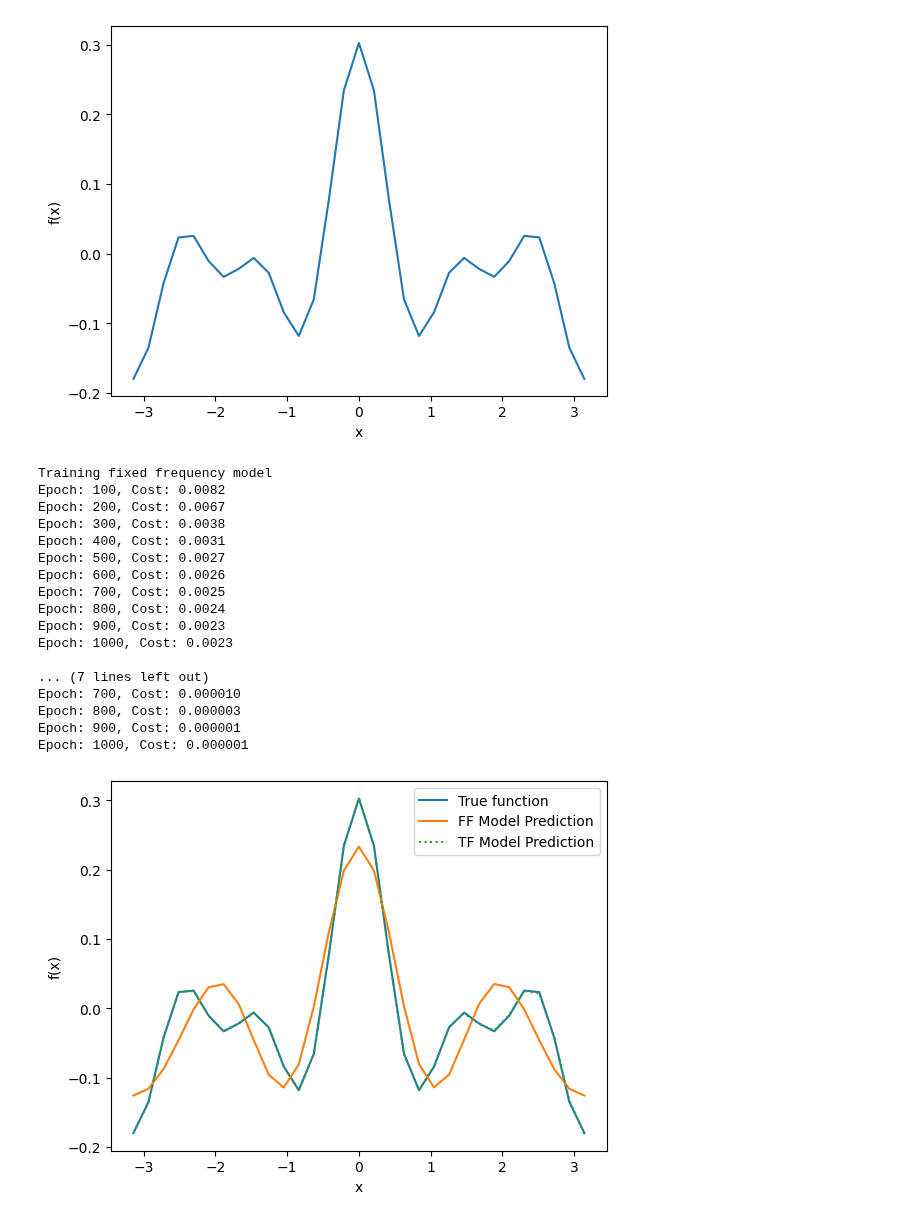
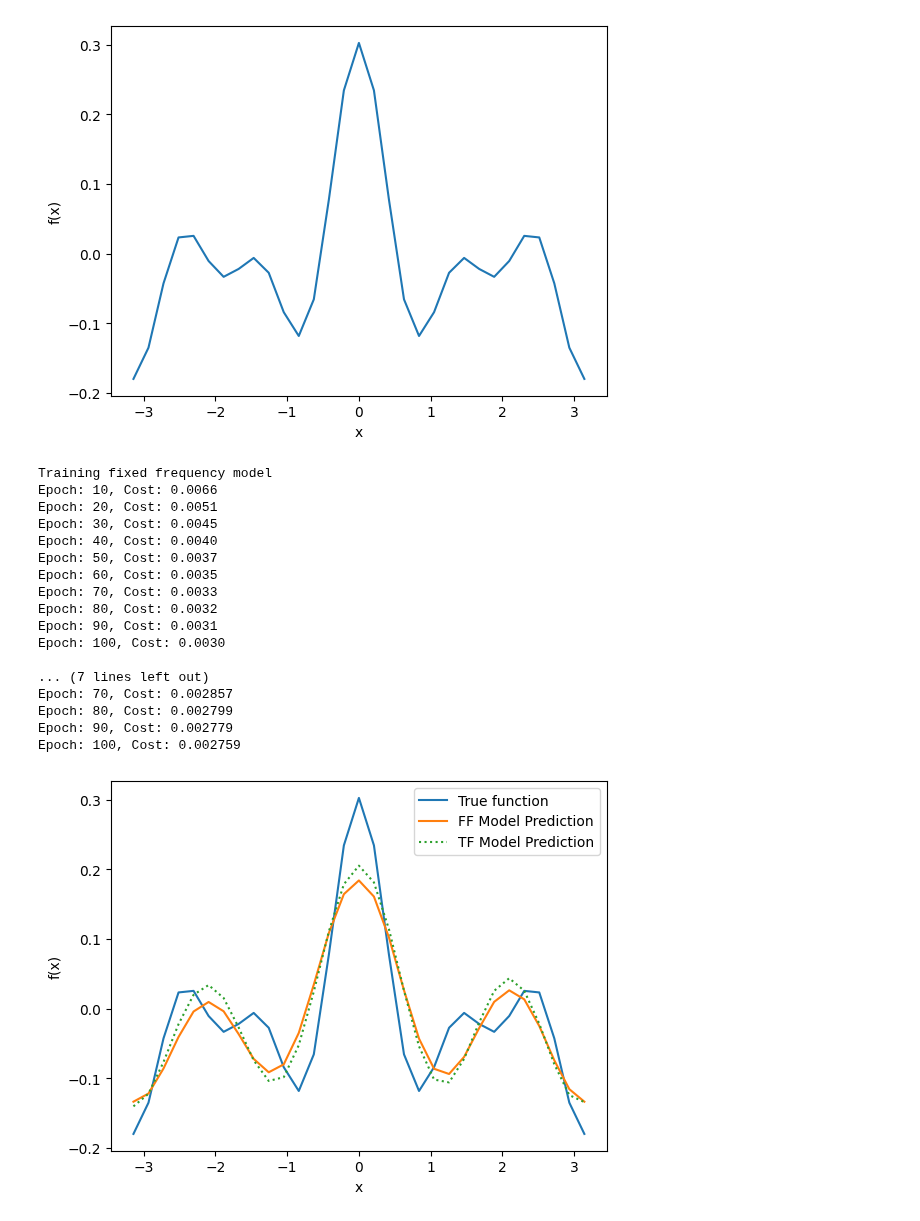
Before and after one commit to cirKITers/qml-essentials, a Jupyter notebook: docs/training.ipynb, the cells around one changed output. Saved outputs shown, nothing was run; the diff lists cells and outputs as text; code cells hidden in the pictures.

```diff
--- a/docs/training.ipynb
+++ b/docs/training.ipynb
@@ -77,23 +80,23 @@ Epoch: 1000, Cost: 0.0001
 # %% [markdown]
 ## Trainable Frequencies
 # %%
-domain = [-np.pi, np.pi]
-omegas = np.array([1.2, 2.6, 3.4, 4.9])
-coefficients = np.array([0.5, 0.5, 0.5, 0.5])
+domain = jnp.array([-jnp.pi, jnp.pi])
+omegas = jnp.array([1.2, 2.6, 3.4, 4.9])
+coefficients = jnp.array([0.5, 0.5, 0.5, 0.5])
 
 # Calculate the number of required samples to satisfy the Nyquist criterium
-n_d = int(np.ceil(2 * np.max(np.abs(domain)) * np.max(omegas)))
+n_d = int(jnp.ceil(2 * jnp.max(jnp.abs(domain)) * jnp.max(omegas)))
 # Sample the domain linearly
-x = np.linspace(domain[0], domain[1], num=n_d)
+x = jnp.linspace(domain[0], domain[1], num=n_d)
 
 
 # define our Fourier series f(x)
 def f(x):
-    return 1 / np.linalg.norm(omegas) * np.sum(coefficients * np.cos(omegas.T * x))
+    return 1 / jnp.linalg.norm(omegas) * jnp.sum(coefficients * jnp.cos(omegas.T * x))
 
 
 # evaluate f(x) on the domain samples
-y = np.stack([f(sample) for sample in x])
+y = jnp.stack([f(sample) for sample in x])
 
 plt.plot(x, y)
 plt.xlabel("x")
@@ -113,76 +116,83 @@ model_tf = Model(
 )
 # %%
 # - Fixed Frequencies -
-opt = qml.AdamOptimizer(stepsize=0.01)
+params = model.params
+opt = optax.adam(0.01)
+opt_state = opt.init(params)
 
 print("Training fixed frequency model")
-for epoch in range(1, 1001):
-    model.params, cost_val = opt.step_and_cost(cost_fct, model.params)
+for epoch in range(1, 101):
+    grads = grad(cost_fct)(params)
+    updates, opt_state = opt.update(grads, opt_state, params)
+    params = optax.apply_updates(params, updates)
+    cost_val = cost_fct(params)
 
-    if epoch % 100 == 0:
+    if epoch % 10 == 0:
         print(f"Epoch: {epoch}, Cost: {cost_val:.4f}")
 
 # - Trainable Frequencies -
-opt = qml.AdamOptimizer(stepsize=0.01)
+all_params = (model_tf.params, model_tf.enc_params)
+opt = optax.adam(0.01)
+opt_state = opt.init(all_params)
 
-
-def cost_fct_tf(params, enc_params):
-    y_hat = model_tf(params=params, enc_params=enc_params, inputs=x, force_mean=True)
-    return np.mean((y_hat - y) ** 2)
+def cost_fct_tf(all_params):
+    y_hat = model_tf(params=all_params[0], enc_params=all_params[1], inputs=x, force_mean=True)
+    return jnp.mean((y_hat - y) ** 2)
 
 
 print(f"\nTraining trainable frequency model")
-for epoch in range(1, 1001):
-    (model_tf.params, model_tf.enc_params), cost_val_tf = opt.step_and_cost(
-        cost_fct_tf, model_tf.params, model_tf.enc_params
-    )
+for epoch in range(1, 101):
+    grads = grad(cost_fct_tf)(all_params)
+    updates, opt_state = opt.update(grads, opt_state, all_params)
+    all_params = optax.apply_updates(all_params, updates)
+    cost_val_tf = cost_fct_tf(all_params)
 
-    if epoch % 100 == 0:
+    if epoch % 10 == 0:
         print(f"Epoch: {epoch}, Cost: {cost_val_tf:.6f}")
 
 plt.plot(x, y, label="True function")
 plt.plot(
     x,
     model(params=model.params, inputs=x, force_mean=True),
     label="FF Model Prediction",
 )
 plt.plot(
     x,
     model_tf(
         params=model_tf.params,
         enc_params=model_tf.enc_params,
         inputs=x,
         force_mean=True,
     ),
     label="TF Model Prediction",
     linestyle="dotted",
 )
 plt.xlabel("x")
 plt.ylabel("f(x)")
 plt.legend()
 plt.savefig(
     "figures/trained_series_tf_light.png", dpi=100, transparent=True, edgecolor="white"
 )
 plt.show()
 # %% [output]
 Training fixed frequency model
-Epoch: 100, Cost: 0.0082
-Epoch: 200, Cost: 0.0067
-Epoch: 300, Cost: 0.0038
-Epoch: 400, Cost: 0.0031
-Epoch: 500, Cost: 0.0027
-Epoch: 600, Cost: 0.0026
-Epoch: 700, Cost: 0.0025
-Epoch: 800, Cost: 0.0024
-Epoch: 900, Cost: 0.0023
-Epoch: 1000, Cost: 0.0023
+Epoch: 10, Cost: 0.0066
+Epoch: 20, Cost: 0.0051
+Epoch: 30, Cost: 0.0045
+Epoch: 40, Cost: 0.0040
+Epoch: 50, Cost: 0.0037
+Epoch: 60, Cost: 0.0035
+Epoch: 70, Cost: 0.0033
+Epoch: 80, Cost: 0.0032
+Epoch: 90, Cost: 0.0031
+Epoch: 100, Cost: 0.0030
 
 ... (7 lines left out)
-Epoch: 700, Cost: 0.000010
-Epoch: 800, Cost: 0.000003
-Epoch: 900, Cost: 0.000001
-Epoch: 1000, Cost: 0.000001
+Epoch: 70, Cost: 0.002857
+Epoch: 80, Cost: 0.002799
+Epoch: 90, Cost: 0.002779
+Epoch: 100, Cost: 0.002759
-[figure, old version]
+[figure, new version]
 # %%
 print(f"Encoding parameters of the fixed frequencies model: {model.enc_params}")
 print(
```
Also changed, not shown: parts of 4 cells of this notebook, 2 other files.
